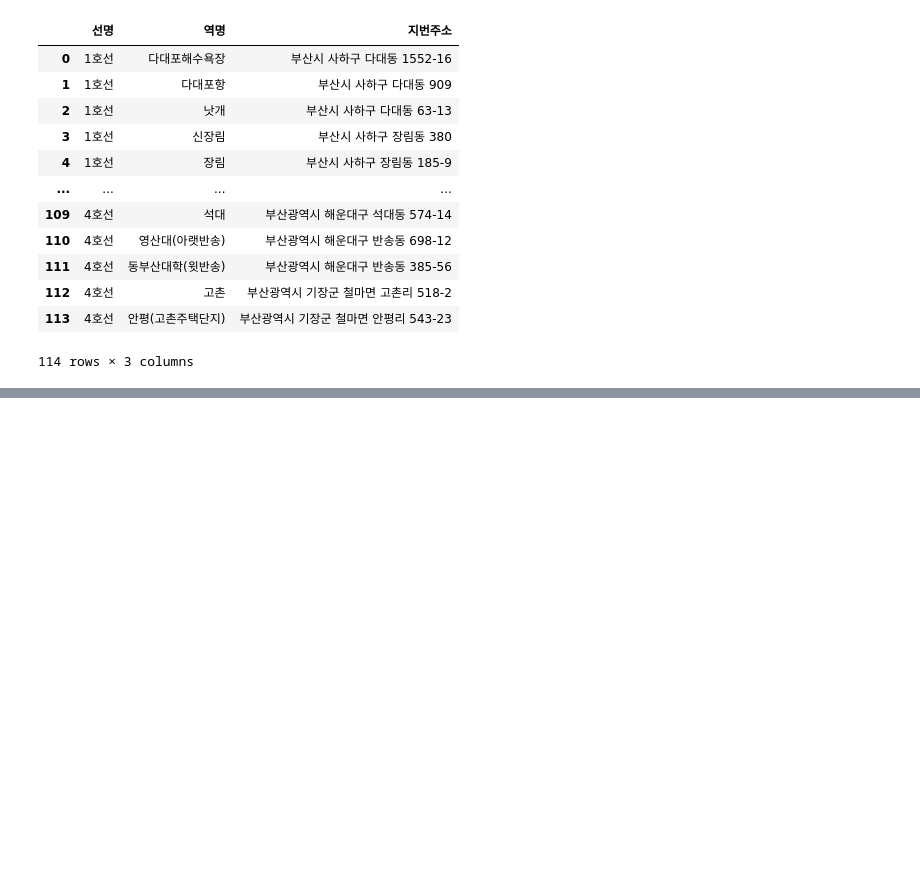
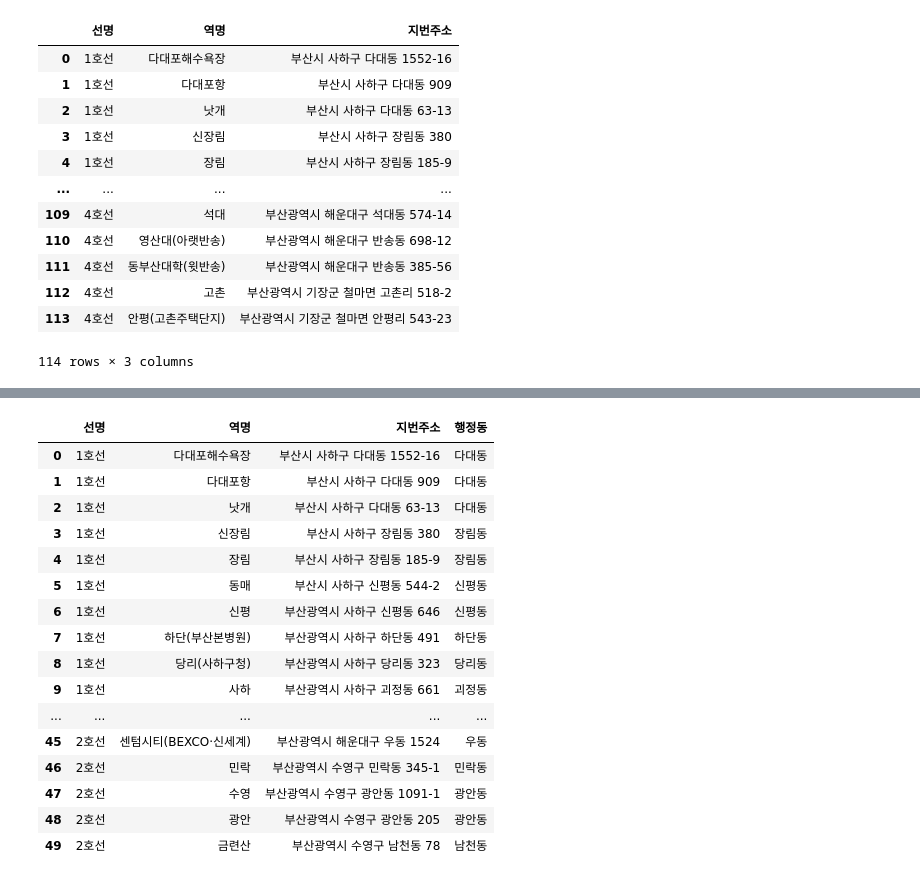
Before and after one commit to Busan-Bigdata-analysis/storage, a Jupyter notebook: handlingData/부산지하철_역사_주소변환.ipynb, the cells around one changed output, grey strips where cells are left out. Saved outputs shown, nothing was run; the diff lists cells and outputs as text; code cells hidden in the pictures; blank space fills up the shorter version.

```diff
--- a/handlingData/부산지하철_역사_주소변환.ipynb
+++ b/handlingData/부산지하철_역사_주소변환.ipynb
@@ -111,0 +111,31 @@ for i in range(len(df1)):
+# %%
+# 기장군은 면,리
+df1.loc[112, "행정동"] = "철마면 고촌리"
+df1.loc[113, "행정동"] = "철마면 안평리"
+
+df1.loc[12, "행정동"] = "서대신동"
+df1.loc[13, "행정동"] = "동대신동"
+df1.loc[14, "행정동"] = "토성동"
+df1.loc[15, "행정동"] = "남포동"
+df1.loc[16, "행정동"] = "남포동"
+df1.loc[17,"행정동"] = "중앙동"
+# %%
+df1.head(50)
+# %% [output]
+|  | 선명 | 역명 | 지번주소 | 행정동 |
+| 0 | 1호선 | 다대포해수욕장 | 부산시 사하구 다대동 1552-16 | 다대동 |
+| 1 | 1호선 | 다대포항 | 부산시 사하구 다대동 909 | 다대동 |
+| 2 | 1호선 | 낫개 | 부산시 사하구 다대동 63-13 | 다대동 |
+| 3 | 1호선 | 신장림 | 부산시 사하구 장림동 380 | 장림동 |
+| 4 | 1호선 | 장림 | 부산시 사하구 장림동 185-9 | 장림동 |
+| 5 | 1호선 | 동매 | 부산시 사하구 신평동 544-2 | 신평동 |
+| 6 | 1호선 | 신평 | 부산광역시 사하구 신평동 646 | 신평동 |
+| 7 | 1호선 | 하단(부산본병원) | 부산광역시 사하구 하단동 491 | 하단동 |
+| 8 | 1호선 | 당리(사하구청) | 부산광역시 사하구 당리동 323 | 당리동 |
+| 9 | 1호선 | 사하 | 부산광역시 사하구 괴정동 661 | 괴정동 |
+| ... | ... | ... | ... | ... |
+| 45 | 2호선 | 센텀시티(BEXCO·신세계) | 부산광역시 해운대구 우동 1524 | 우동 |
+| 46 | 2호선 | 민락 | 부산광역시 수영구 민락동 345-1 | 민락동 |
+| 47 | 2호선 | 수영 | 부산광역시 수영구 광안동 1091-1 | 광안동 |
+| 48 | 2호선 | 광안 | 부산광역시 수영구 광안동 205 | 광안동 |
+| 49 | 2호선 | 금련산 | 부산광역시 수영구 남천동 78 | 남천동 |
```
Also changed, not shown: parts of 6 cells of this notebook.
